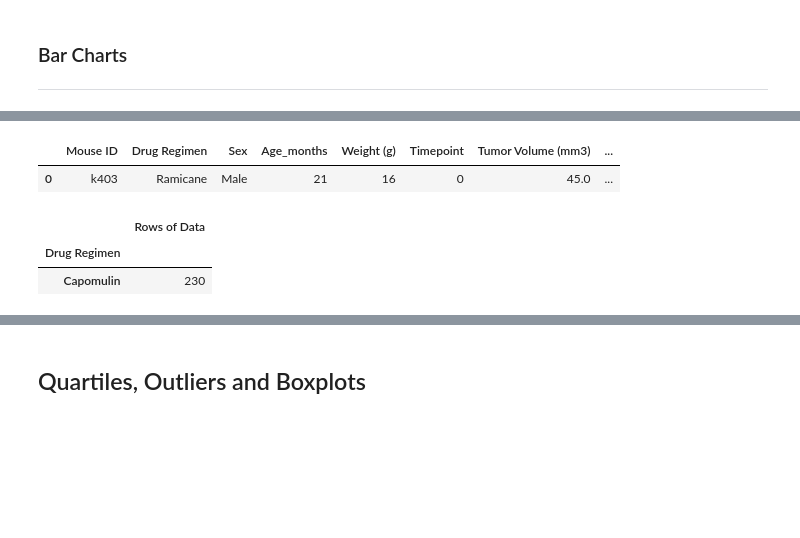
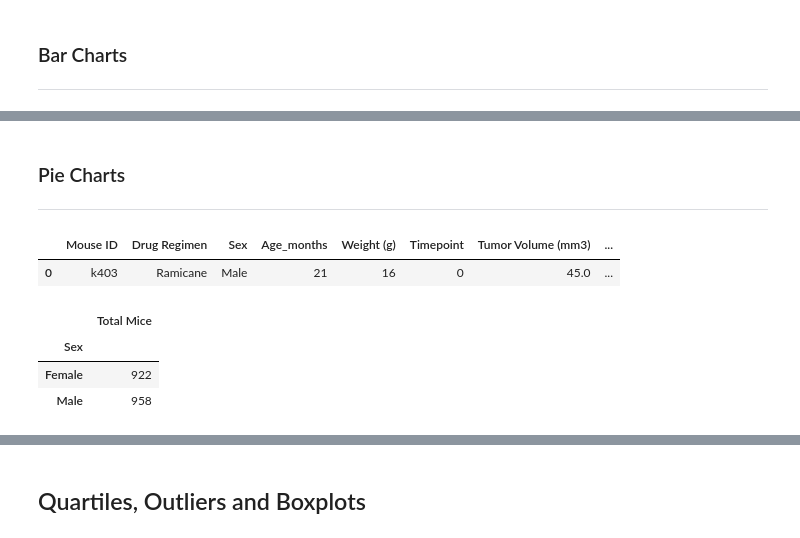
Before and after one commit to cwolf1424/Matplotlib_Challenge, a Jupyter notebook: Starter_Code/Pymaceuticals/pymaceuticals_starter.ipynb, the cells around one changed output, grey strips where cells are left out. Cells and saved outputs as stored; diff of their text form; code cells hidden in the pictures; blank space fills up the shorter version.

Commit message:
Pie charts complete

```diff
--- a/Starter_Code/Pymaceuticals/pymaceuticals_starter.ipynb
+++ b/Starter_Code/Pymaceuticals/pymaceuticals_starter.ipynb
@@ -194,3 +223,6 @@ regimen_tumor_volue_summary_df
+# %% [markdown]
+### Pie Charts
+-------
 # %%
 cln_merged_results_df.head(1)
 # %% [output]
@@ -198,11 +230,12 @@ cln_merged_results_df.head(1)
 | 0 | k403 | Ramicane | Male | 21 | 16 | 0 | 45.0 | ... |
 # %%
 # Create dataframe to chart
-chart_data = cln_merged_results_df.groupby(["Drug Regimen"])["Mouse ID"].count()
-chart_df = pd.DataFrame(chart_data)
-chart_df = chart_df.rename(columns={"Mouse ID":"Rows of Data"})
-chart_df.head(1)
+pie_chart_data = cln_merged_results_df.groupby(["Sex"])["Mouse ID"].count()
+pie_chart_df = pd.DataFrame(pie_chart_data)
+pie_chart_df = pie_chart_df.rename(columns={"Mouse ID":"Total Mice"})
+pie_chart_df
 # %% [output]
-|  | Rows of Data |
-| Drug Regimen |  |
-| Capomulin | 230 |
+|  | Total Mice |
+| Sex |  |
+| Female | 922 |
+| Male | 958 |
```
Also changed, not shown: parts of 8 cells of this notebook, 1 other file.
